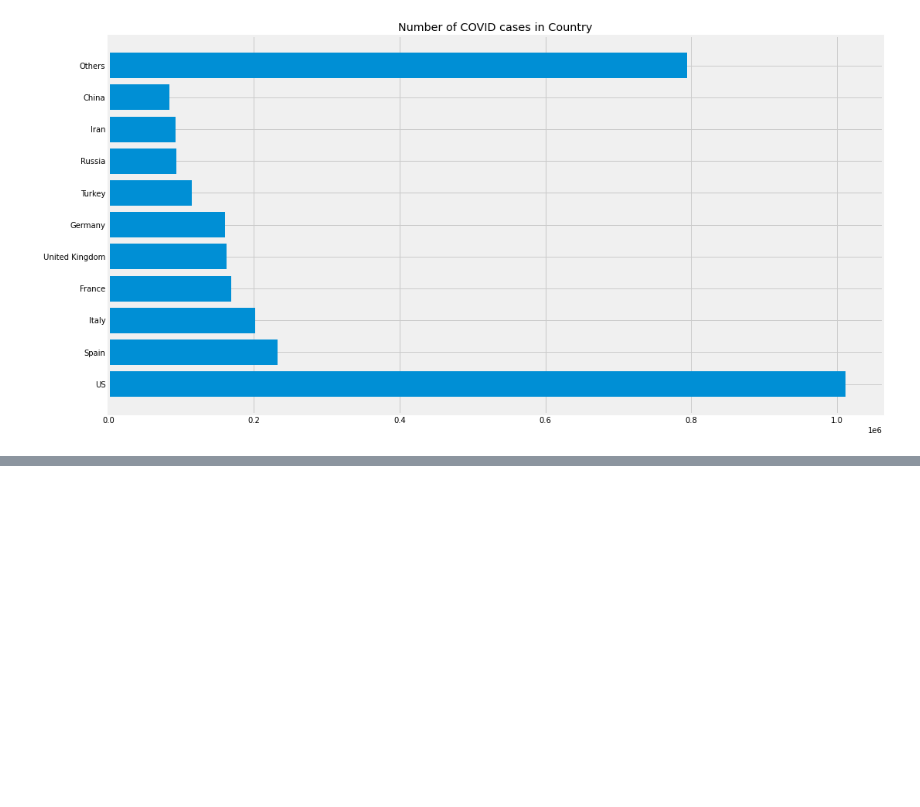
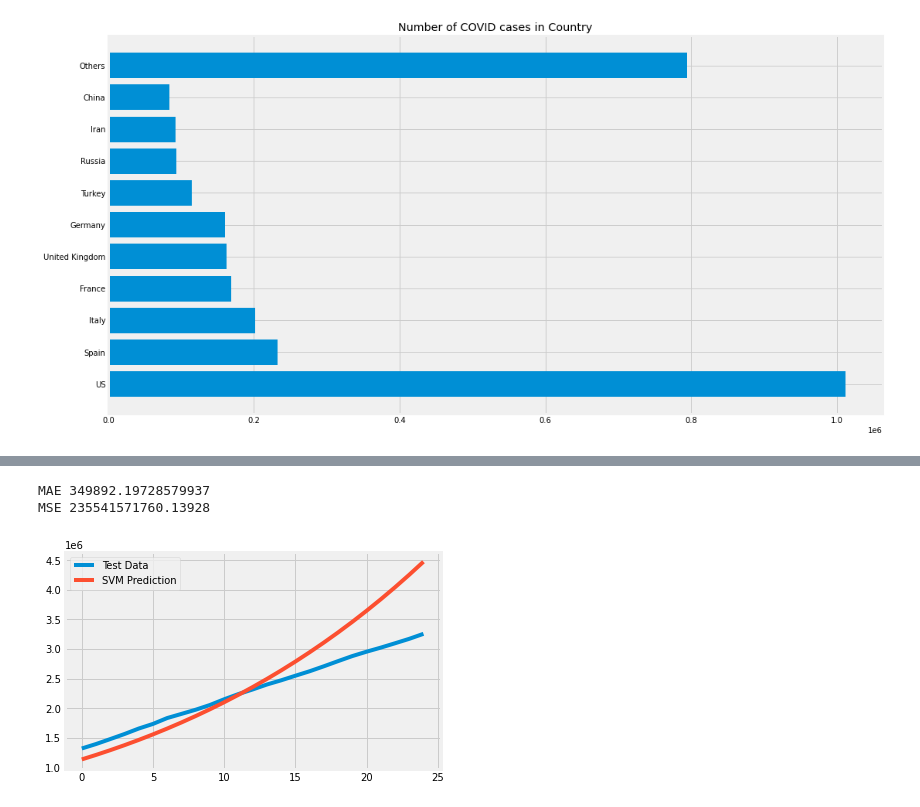
Before and after one commit to ravikanth29/Machine-Learning---Python, a Jupyter notebook: COVID-19 Analysis.ipynb, the cells around one changed output, grey strips where cells are left out. Cells and saved outputs as stored; diff of their text form; code cells hidden in the pictures; blank space fills up the shorter version.

```diff
--- a/COVID-19 Analysis.ipynb
+++ b/COVID-19 Analysis.ipynb
@@ -549,0 +618,17 @@ plot_bar_graph(visual_unique_countries, visual_confirmed_cases, 'Number of COVID
+# %%
+# Support Vector Machine Algorithm
+# svm_confirmed = svm_search.best_estimator
+svm_confirmed = SVR(shrinking=True, kernel='poly', gamma=0.1, epsilon=1, degree=5, C=0.1)
+svm_confirmed.fit(X_train, y_train)
+svm_pred = svm_confirmed.predict(future_forecast)
+# %%
+svm_test_pred = svm_confirmed.predict(X_test)
+plt.plot(y_test)
+plt.plot(svm_test_pred)
+plt.legend(['Test Data', 'SVM Prediction'])
+print('MAE', mean_absolute_error(svm_test_pred, y_test))
+print('MSE', mean_squared_error(svm_test_pred, y_test))
+# %% [output]
+MAE 349892.19728579937
+MSE 235541571760.13928
+[figure, added]
```
Also changed, not shown: parts of 39 cells of this notebook.
